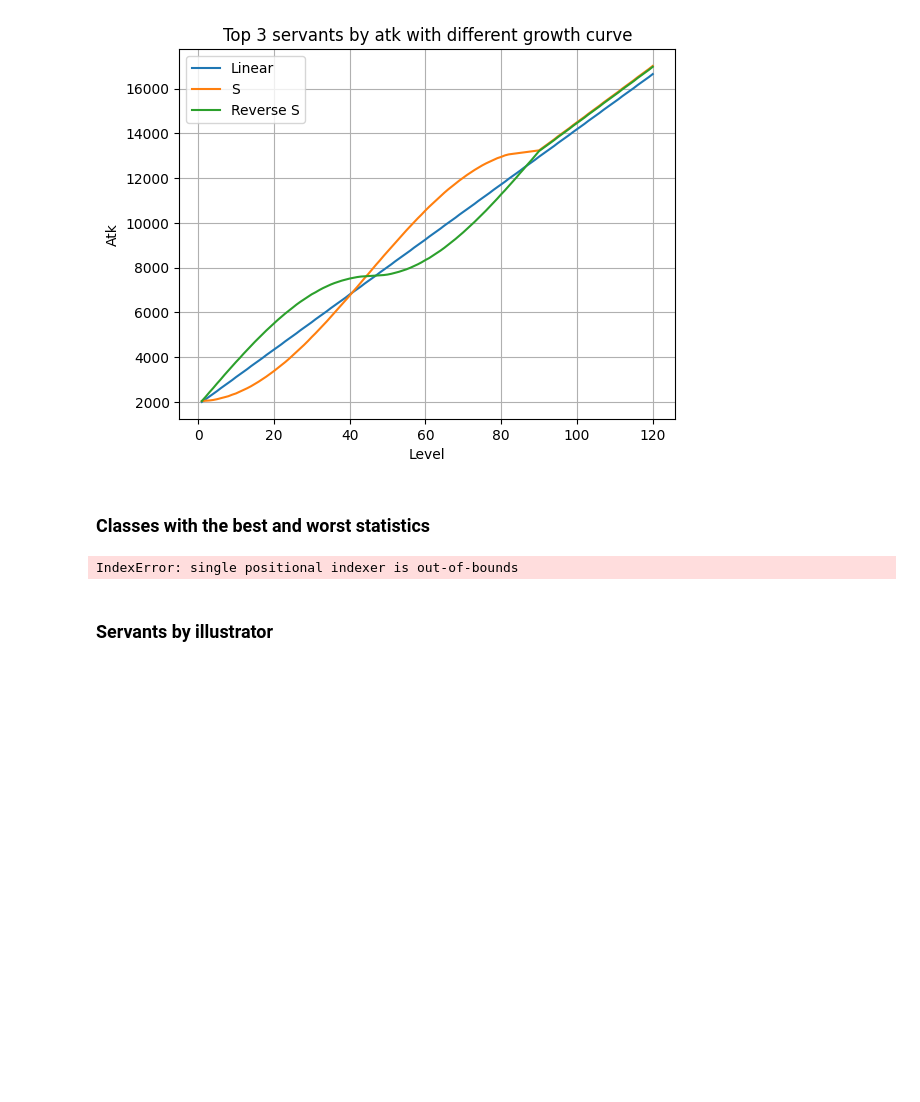
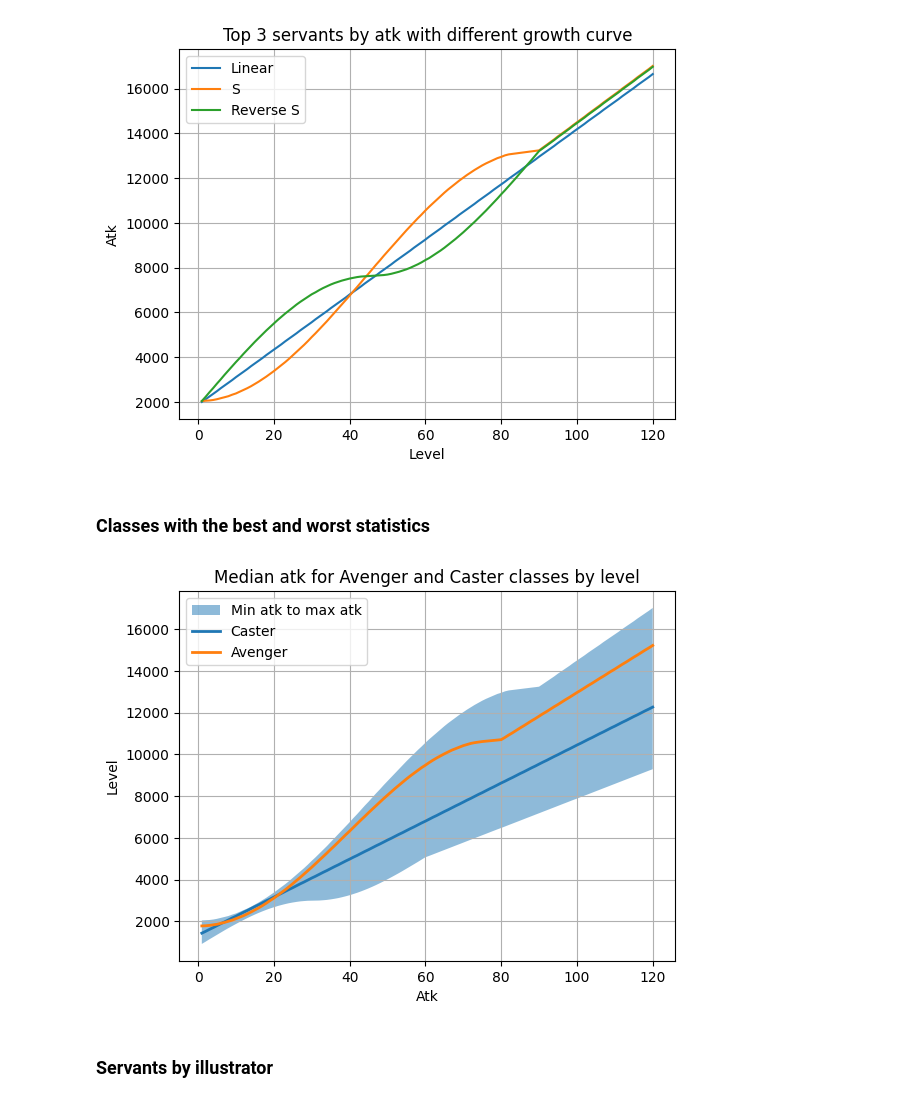
Before and after one commit to manuelelucchi/VisualizzazioneScientifica, a Jupyter notebook: Report.ipynb, the cells around one changed output. Cells and saved outputs as stored; diff of their text form; code cells hidden in the pictures; blank space fills up the shorter version.

```diff
--- a/Report.ipynb
+++ b/Report.ipynb
@@ -202,23 +217,24 @@ plt.show()
 # %%
 max_atk_growth = cleanData[cleanData["atkMax"] == cleanData["atkMax"].max()].filter(["atkGrowth"]).values[0][0]# cleanData.loc[(['name'] == "Ibuki-Douji") & (cleanData['className'] == "berserker")].filter(["atkGrowth"]).values[0][0]
 min_atk_growth = cleanData[cleanData["atkMax"] == cleanData["atkMax"].min()].filter(["atkGrowth"]).values[0][0]# cleanData.loc[(['name'] == "Ibuki-Douji") & (cleanData['className'] == "berserker")].filter(["atkGrowth"]).values[0][0]
 
 casters = cleanData[cleanData["className"] == "caster"]
 caster_average_growth = casters[casters["atkMax"] == casters["atkMax"].median()].iloc[0].filter(["atkGrowth"]).values[0]
 avengers = cleanData[cleanData["className"] == "avenger"]
-avenger_average_growth = avengers[avengers["atkMax"] == avengers["atkMax"].median()].iloc[0].filter(["atkGrowth"]).values[0]
+avenger_average_growth = avengers[avengers["atkMax"] == avengers["atkMax"].quantile(interpolation='nearest')].iloc[0].filter(["atkGrowth"]).values[0]
+
 
 to_120 = range(1, 120+1)
 
 fig, ax = plt.subplots()
 ax.fill_between(to_120, min_atk_growth, max_atk_growth, alpha=.5, linewidth=0)
 ax.plot(to_120, caster_average_growth, linewidth=2)
 ax.plot(to_120, avenger_average_growth, linewidth=2)
 configure("Median atk for Avenger and Caster classes by level", "Atk","Level", legend=["Min atk to max atk", "Caster", "Avenger"], grid=True)
 plt.savefig("presentation/images/caster_vs_avenger.png")
 plt.show()
 # %% [output]
-IndexError: single positional indexer is out-of-bounds
+[figure, added]
 # %% [markdown]
 ### Servants by illustrator
 # %%
```
Also changed, not shown: parts of 6 cells of this notebook, 12 other files.
